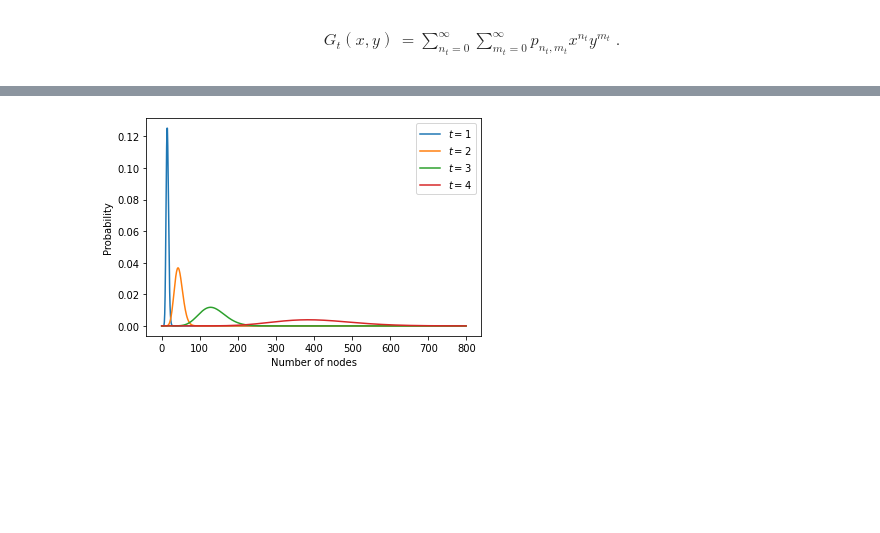
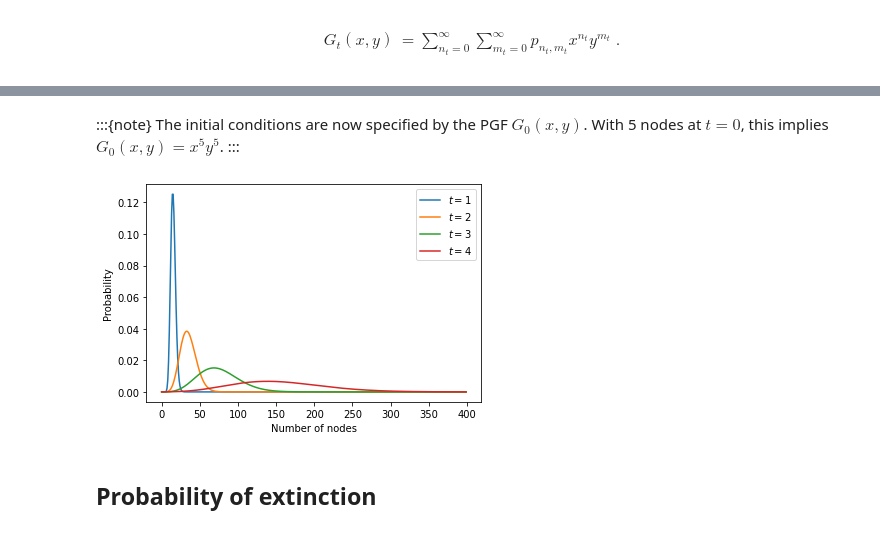
Before and after one commit to gstonge/pgfunk, a Jupyter notebook: chapters/branching_process.ipynb, the cells around one changed output, grey strips where cells are left out. Cells and saved outputs as stored; diff of their text form; code cells hidden in the pictures; blank space fills up the shorter version.

```diff
--- a/chapters/branching_process.ipynb
+++ b/chapters/branching_process.ipynb
@@ -89,23 +87,31 @@ $$
+# %% [markdown]
+:::{note}
+The initial conditions are now specified by the PGF $G_0(x,y)$. With 5 nodes at $t = 0$, this implies $G_0(x,y) = x^5y^5$.
+:::
 # %%
 import numpy as np
 import matplotlib.pyplot as plt
 
 Q = lambda x: np.exp(2*(x-1))
-G0 = lambda x: x**5
-N = 800
+G0 = lambda x,y: x**5*y**5
+N = 400
 n = np.arange(N)
 c = np.exp(2*np.pi*1j*n/N)
 
 tset = {1,2,3,4}
-x = c.copy()
+y = c.copy()
+x = np.ones_like(c)
 for t in range(max(tset)+1):
     if t in tset:
-        pn = abs(np.fft.fft(G0(x))/N)
+        pn = abs(np.fft.fft(G0(x,y))/N)
         plt.plot(n,pn, label=fr"$t = {t}$")
-    x = x*Q(x)
+    x = Q(x*y)
+    y = y
 plt.legend()
 plt.ylabel('Probability')
 plt.xlabel('Number of nodes')
 plt.show()
 # %% [output]
-[figure, old version]
+[figure, new version]
+# %% [markdown]
+## Probability of extinction
```
Also changed, not shown: parts of 7 cells of this notebook.
